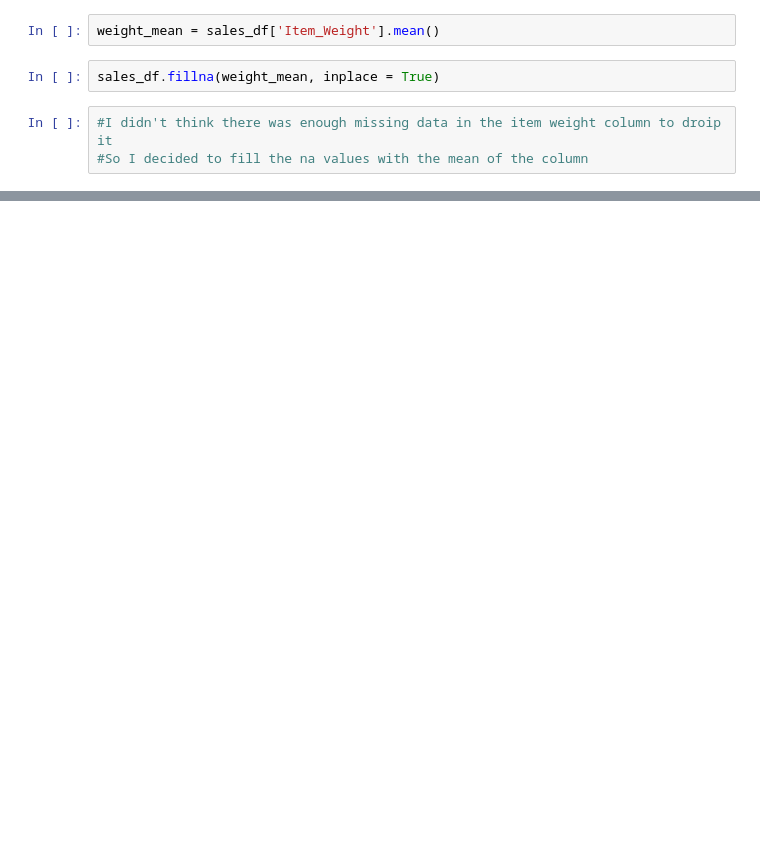
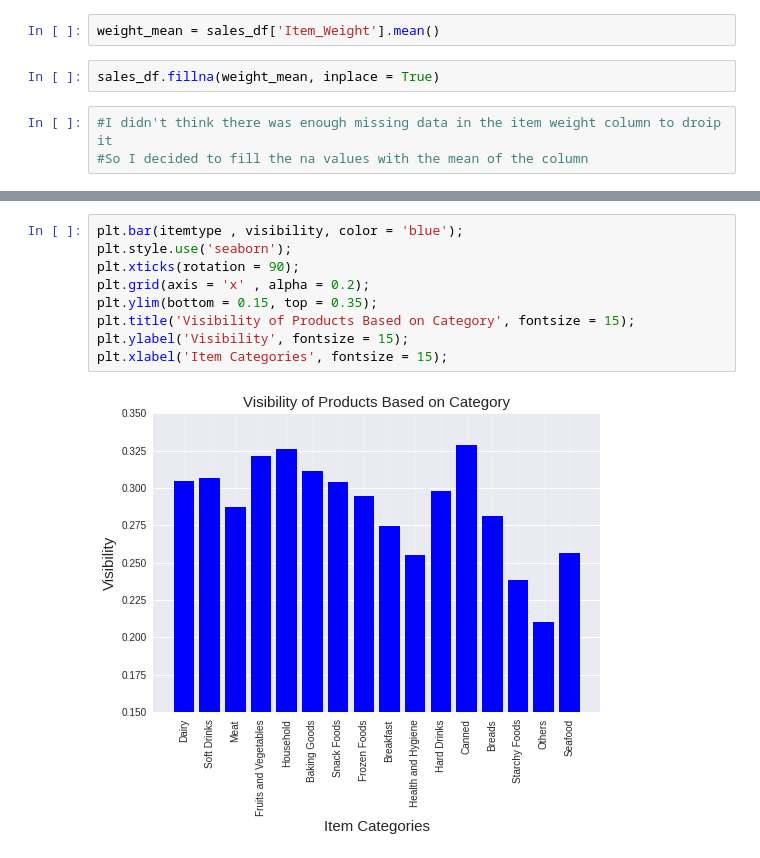
Before and after one commit to dylanahola/Food-Sales-Predictions, a Jupyter notebook: Sales_Predictions.ipynb, the cells around one changed output, grey strips where cells are left out. Drawn from its saved outputs; the diff is of its cells as text; blank space fills up the shorter version.

```diff
--- a/Sales_Predictions.ipynb
+++ b/Sales_Predictions.ipynb
@@ -68,0 +208,11 @@ sales_df.fillna(weight_mean, inplace = True)
+# %%
+plt.bar(itemtype , visibility, color = 'blue');
+plt.style.use('seaborn');
+plt.xticks(rotation = 90);
+plt.grid(axis = 'x' , alpha = 0.2);
+plt.ylim(bottom = 0.15, top = 0.35);
+plt.title('Visibility of Products Based on Category', fontsize = 15);
+plt.ylabel('Visibility', fontsize = 15);
+plt.xlabel('Item Categories', fontsize = 15);
+# %% [output]
+[figure, added]
```
Also changed, not shown: parts of 26 cells of this notebook.
